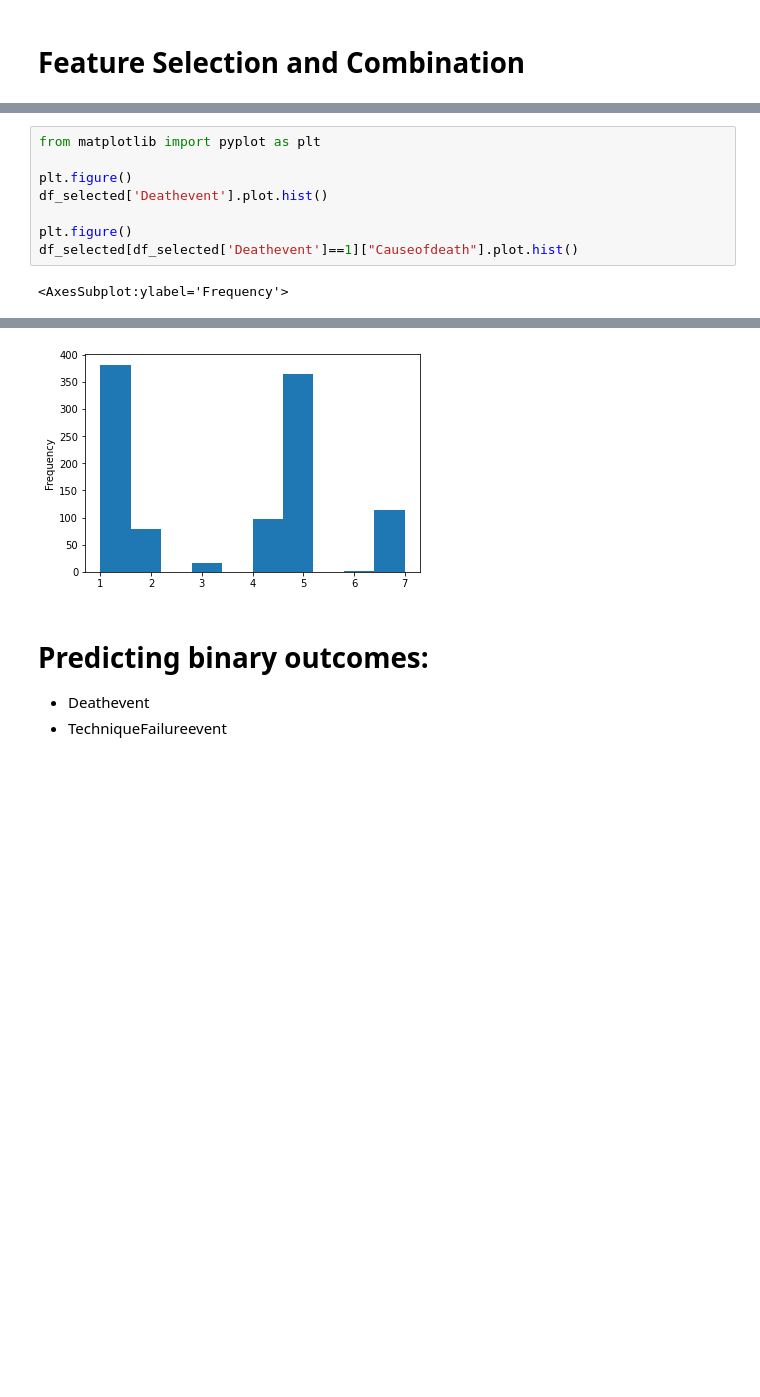
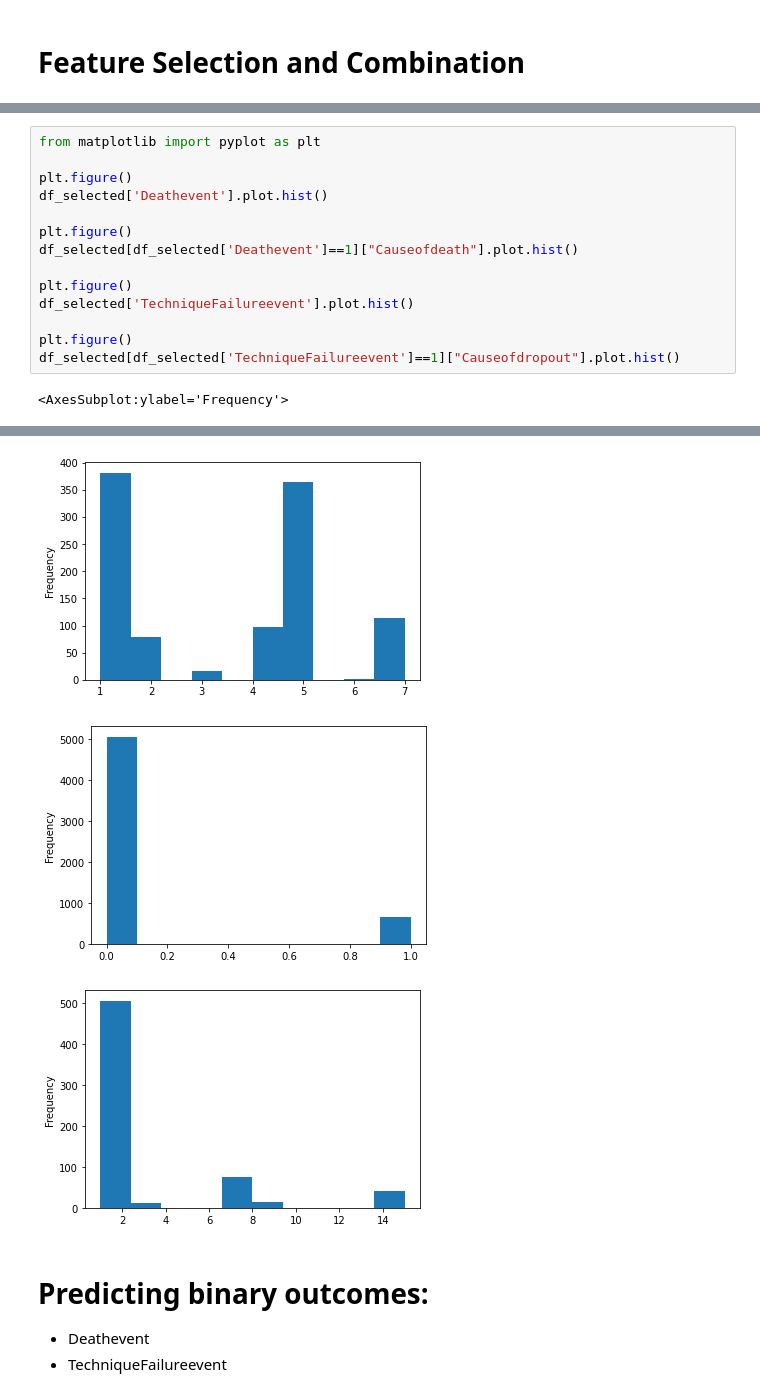
Before and after one commit to YitingZhang1997/MIDAS_Project_2020, a Jupyter notebook: Data_Exploration_CauseofDeath_Classification.ipynb, the cells around one changed output, grey strips where cells are left out. Saved outputs shown, nothing was run; the diff lists cells and outputs as text; blank space fills up the shorter version.

```diff
--- a/Data_Exploration_CauseofDeath_Classification.ipynb
+++ b/Data_Exploration_CauseofDeath_Classification.ipynb
@@ -190,15 +187,23 @@ See the caveats in the documentation: https://pandas.pydata.org/pandas-docs/stab
 # %%
 from matplotlib import pyplot as plt
 
 plt.figure()
 df_selected['Deathevent'].plot.hist()
 
 plt.figure()
 df_selected[df_selected['Deathevent']==1]["Causeofdeath"].plot.hist()
+
+plt.figure()
+df_selected['TechniqueFailureevent'].plot.hist()
+
+plt.figure()
+df_selected[df_selected['TechniqueFailureevent']==1]["Causeofdropout"].plot.hist()
 # %% [output]
 <AxesSubplot:ylabel='Frequency'>
 [figure]
 [figure]
+[figure, added]
+[figure, added]
 # %% [markdown]
 # Predicting binary outcomes:
 
```
Also changed, not shown: parts of 8 cells of this notebook.
